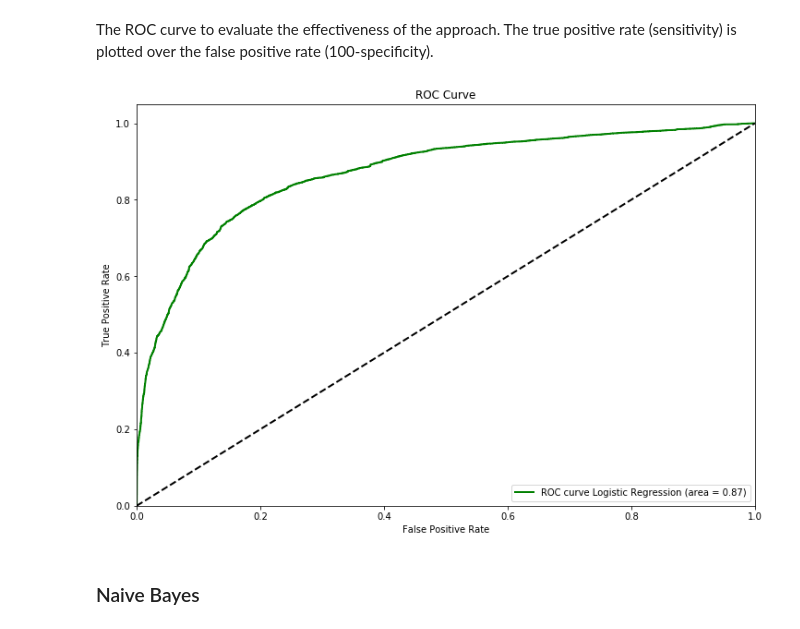
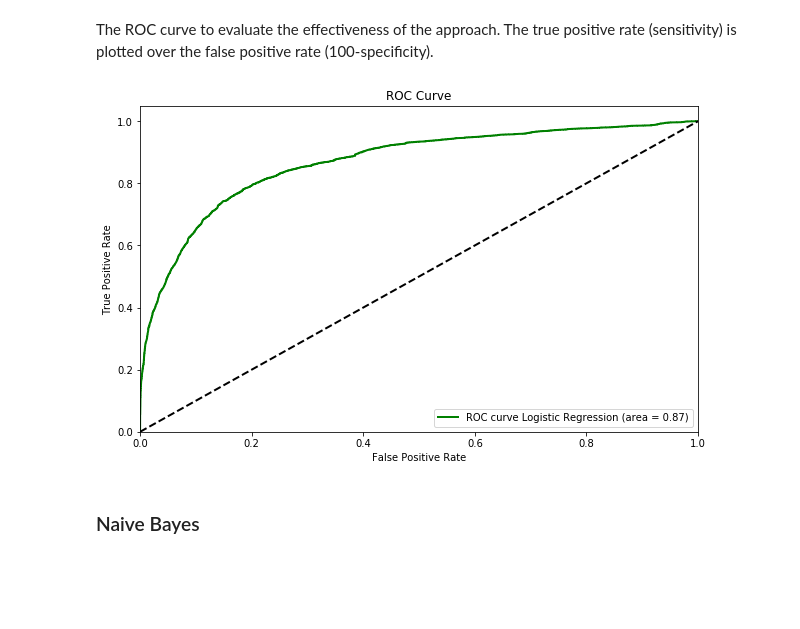
Before and after one commit to ca-schumacher/ms-rwd, a Jupyter notebook: Classification_model.ipynb, the cells around one changed output. Saved outputs shown, nothing was run; the diff lists cells and outputs as text; code cells hidden in the pictures; blank space fills up the shorter version.

```diff
--- a/Classification_model.ipynb
+++ b/Classification_model.ipynb
@@ -145,20 +145,20 @@ The ROC curve to evaluate the effectiveness of the approach. The true positive r
 # %%
 fpr_LR, tpr_LR, _ = roc_curve(y_test, classifier_LR.predict_proba(X_test)[:,1])
 roc_auc_LR = auc(fpr_LR, tpr_LR)
 
-plt.figure(figsize=(12,8))
+plt.figure(figsize=(10,6))
 plt.plot(fpr_LR, tpr_LR, color='green',
          lw=2, label='ROC curve Logistic Regression (area = %0.2f)' % roc_auc_LR)
 plt.plot([0, 1], [0, 1], color='black', lw=2, linestyle='--')
 plt.xlim([0.0, 1.0])
 plt.ylim([0.0, 1.05])
 plt.xlabel('False Positive Rate')
 plt.ylabel('True Positive Rate')
 plt.title('ROC Curve')
 plt.legend(loc="lower right")
 plt.show()
 # %% [output]
-[figure, old version]
+[figure, new version]
 # %% [markdown]
 ### Naive Bayes
 # %%
```
Also changed, not shown: parts of 15 cells of this notebook.
